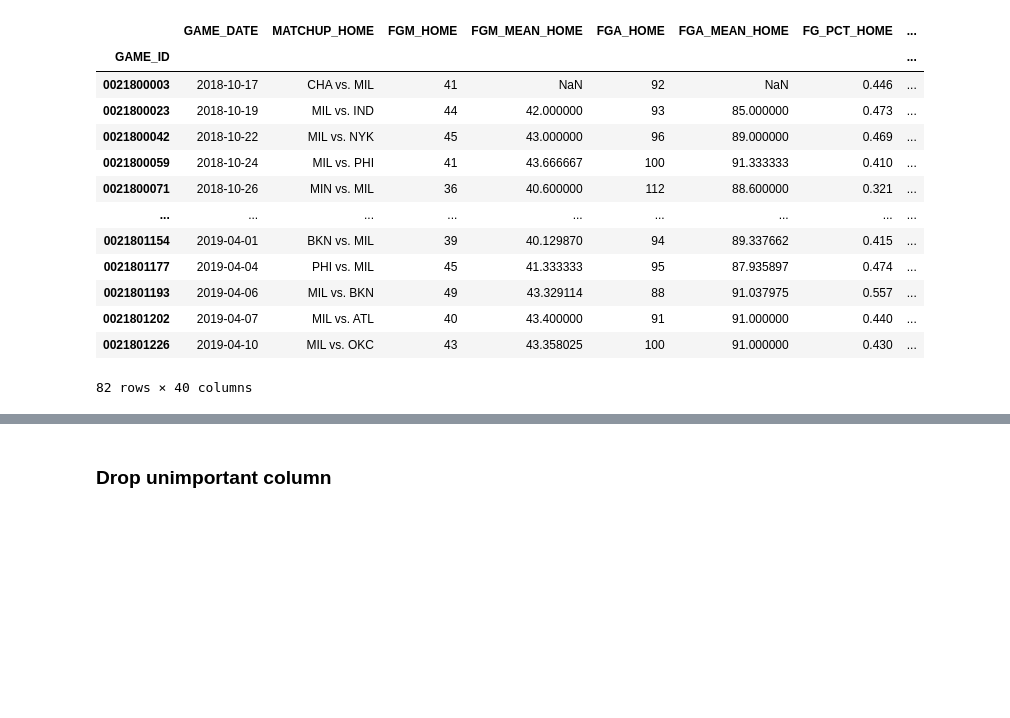
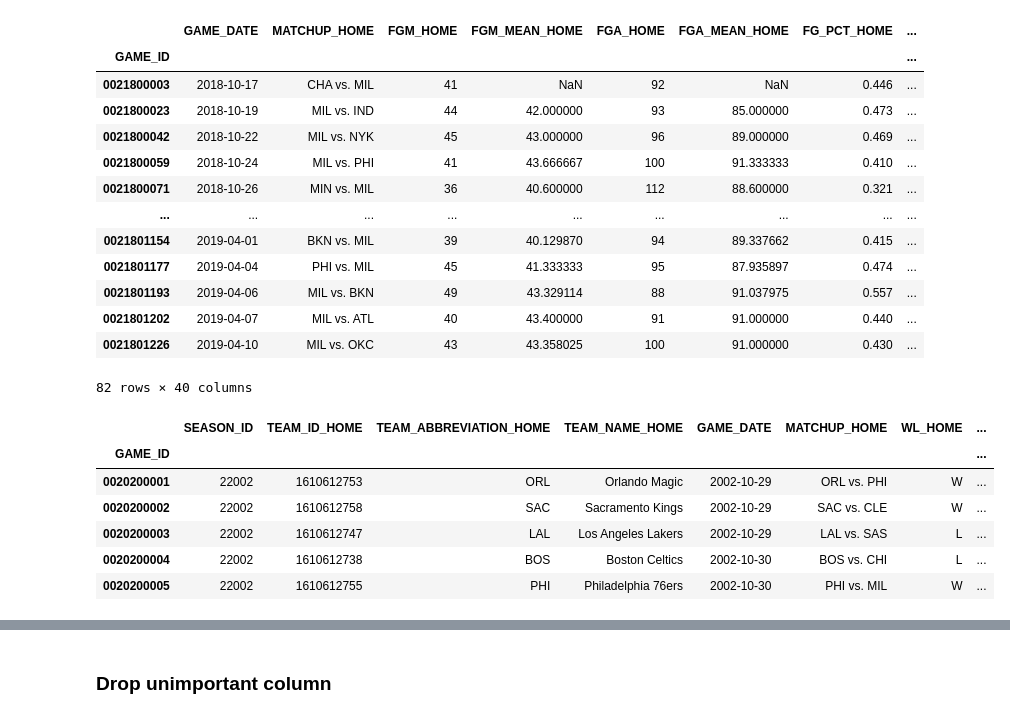
Before and after one commit to ncalderon/nba-predictor, a Jupyter notebook: eda.ipynb, the cells around one changed output, grey strips where cells are left out. Cells and saved outputs as stored; diff of their text form; code cells hidden in the pictures; blank space fills up the shorter version.

Commit message:
WIP: FIX CRITICAL WRONG IMPLEMENTATION ON HOW DATASET WAS BUILDING

```diff
--- a/eda.ipynb
+++ b/eda.ipynb
@@ -131,3 +131,14 @@ df[cond][cols]
 | 0021801202 | 2019-04-07 | MIL vs. ATL | 40 | 43.400000 | 91 | 91.000000 | 0.440 | ... |
 | 0021801226 | 2019-04-10 | MIL vs. OKC | 43 | 43.358025 | 100 | 91.000000 | 0.430 | ... |
 82 rows × 40 columns
+# %%
+pd.set_option("display.max_columns", 200)
+dataset.head()
+# %% [output]
+|  | SEASON_ID | TEAM_ID_HOME | TEAM_ABBREVIATION_HOME | TEAM_NAME_HOME | GAME_DATE | MATCHUP_HOME | WL_HOME | ... |
+| GAME_ID |  |  |  |  |  |  |  | ... |
+| 0020200001 | 22002 | 1610612753 | ORL | Orlando Magic | 2002-10-29 | ORL vs. PHI | W | ... |
+| 0020200002 | 22002 | 1610612758 | SAC | Sacramento Kings | 2002-10-29 | SAC vs. CLE | W | ... |
+| 0020200003 | 22002 | 1610612747 | LAL | Los Angeles Lakers | 2002-10-29 | LAL vs. SAS | L | ... |
+| 0020200004 | 22002 | 1610612738 | BOS | Boston Celtics | 2002-10-30 | BOS vs. CHI | L | ... |
+| 0020200005 | 22002 | 1610612755 | PHI | Philadelphia 76ers | 2002-10-30 | PHI vs. MIL | W | ... |
```
Also changed, not shown: parts of 1 cell of this notebook, 5 other files.
